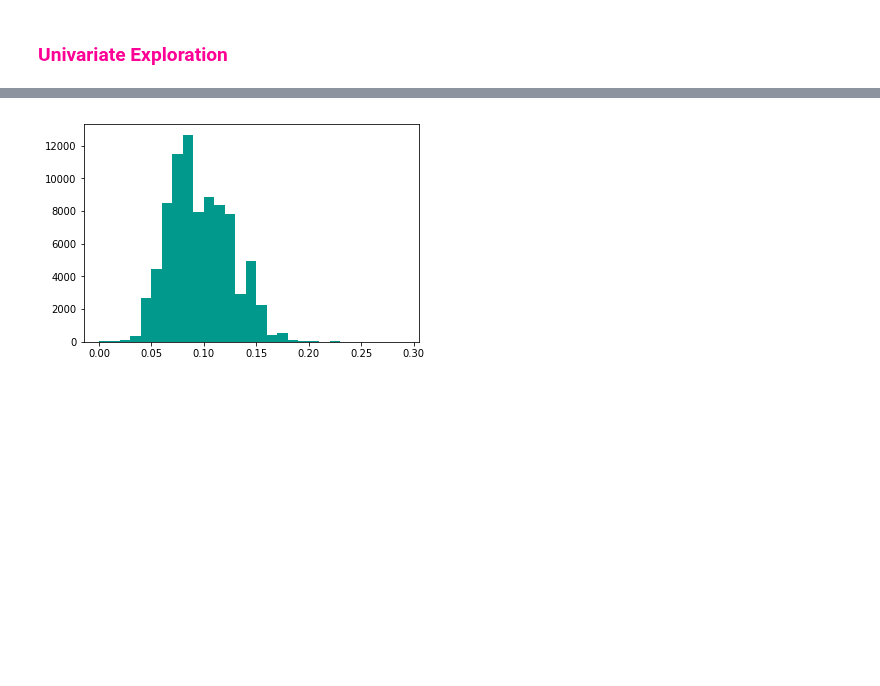
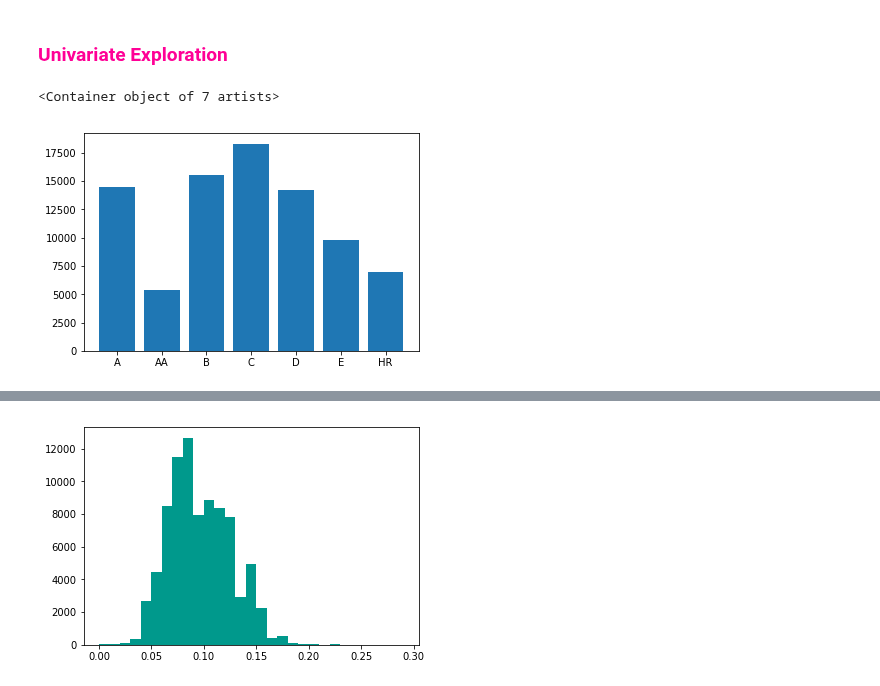
Before and after one commit to jovanmedfordDataAnalyst/loan-data-from-prosper, a Jupyter notebook: loan-analysis.ipynb, the cells around one changed output, grey strips where cells are left out. Cells and saved outputs as stored; diff of their text form; code cells hidden in the pictures; blank space fills up the shorter version.

Commit message:
feat: Add exploratory bar plot of Prosper Ratings

```diff
--- a/loan-analysis.ipynb
+++ b/loan-analysis.ipynb
@@ -180,3 +178,9 @@ loans2.ListingCreationDate = loans2.ListingCreationDate.apply(lambda x: datetime
 ## <font color=#b30069> Exploratory Analysis </font>
 # %% [markdown]
 ### <font color=#ff0096>Univariate Exploration</font>
+# %%
+temp = loans2[loans2.ListingCreationDate.dt.date>datetime.date(2009, 7, 31)].ProsperRating
+plt.bar(temp.value_counts().index,temp.value_counts())
+# %% [output]
+<Container object of 7 artists>
+[figure, added]
```
Also changed, not shown: parts of 2 cells of this notebook.
